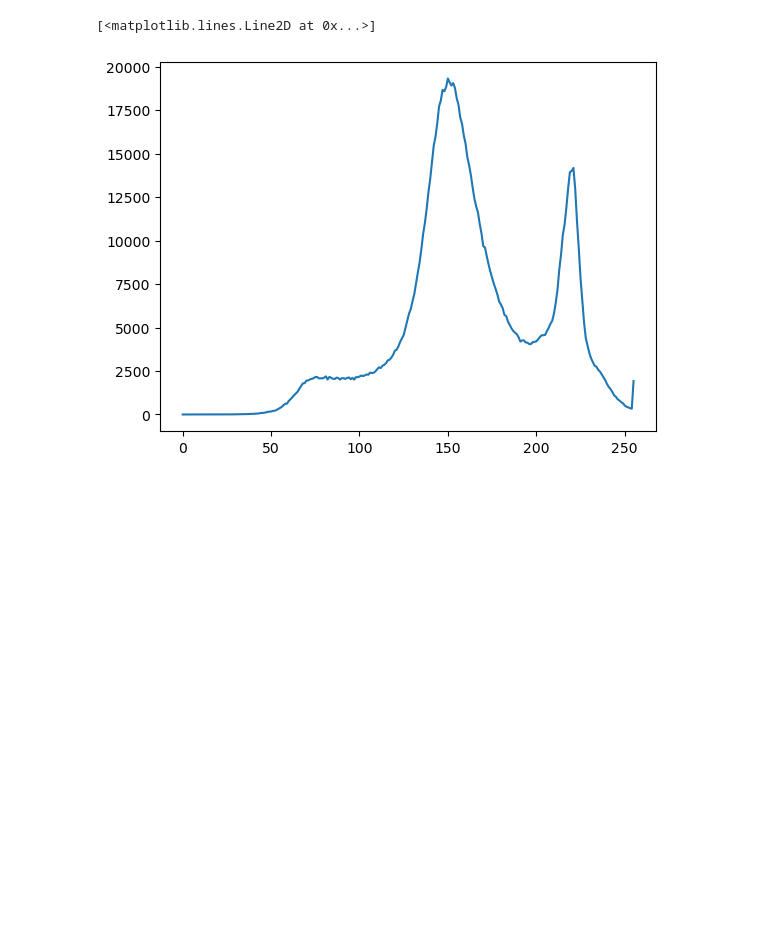
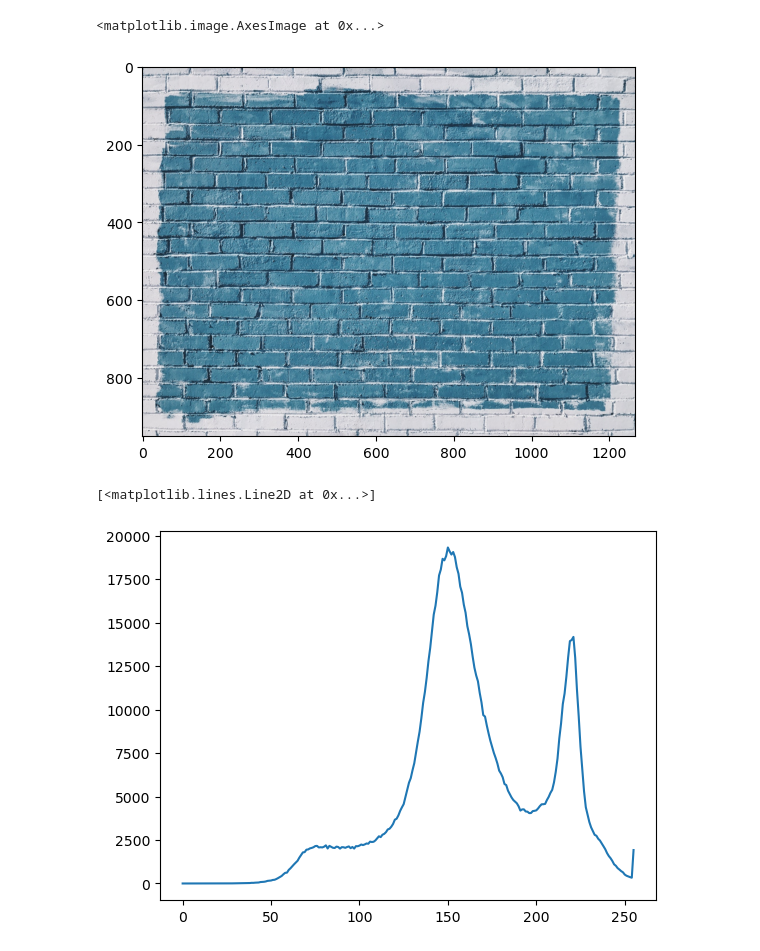
Before and after one commit to SausageMuffins/Learning-OpenCV, a Jupyter notebook: Histograms.ipynb, the cells around one changed output. Drawn from its saved outputs; the diff is of its cells as text; code cells hidden in the pictures; blank space fills up the shorter version.

```diff
--- a/Histograms.ipynb
+++ b/Histograms.ipynb
@@ -1,16 +1,21 @@
 # %%
 import cv2
 import numpy as np
 import matplotlib.pyplot as plt
 
 dark_horse = cv2.imread('DATA//horse.jpg')
 show_horse = cv2.cvtColor(dark_horse, cv2.COLOR_BGR2RGB) # convert to rgb to show on matplotlib
 
 rainbow = cv2.imread("DATA//rainbow.jpg")
 show_rainbow = cv2.cvtColor(rainbow, cv2.COLOR_BGR2RGB)
 
 blue_bricks = cv2.imread("DATA//bricks.jpg")
 show_bricks = cv2.cvtColor(blue_bricks, cv2.COLOR_BGR2RGB)
+
+plt.imshow(show_bricks)
+# %% [output]
+<matplotlib.image.AxesImage at 0x...>
+[figure, added]
 # %%
 hist_bricks = cv2.calcHist([blue_bricks], channels=[0], mask=None, histSize=[256], ranges=[0,256]) # 0 is blue channel - opencv is in bgr format
 hist_bricks.shape # 256 rows, 1 column
```
Also changed, not shown: parts of 2 cells of this notebook.
